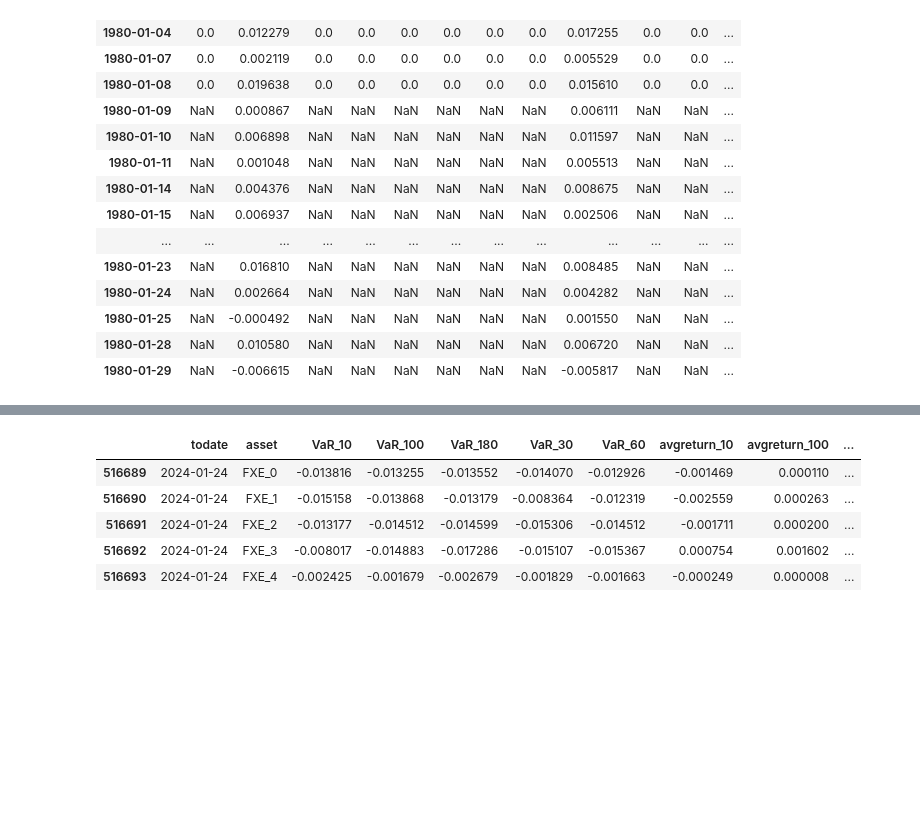
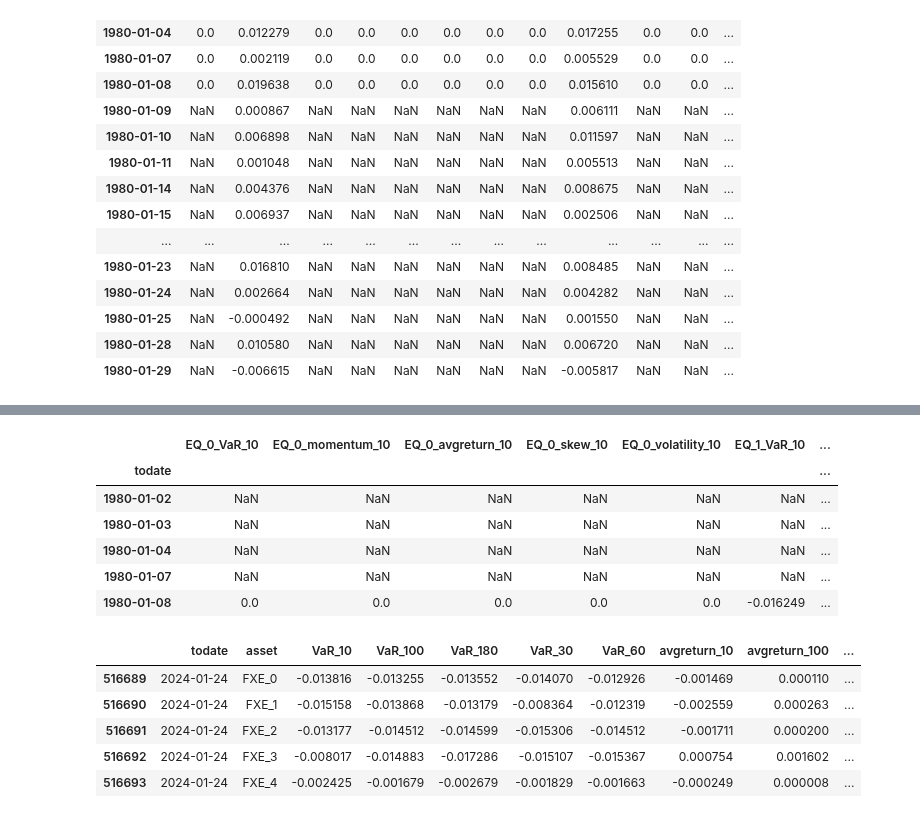
Before and after one commit to OscarAzrak/Master-thesis, a Jupyter notebook: Code.ipynb, the cells around one changed output, grey strips where cells are left out. Drawn from its saved outputs; the diff is of its cells as text; code cells hidden in the pictures; blank space fills up the shorter version.

```diff
--- a/Code.ipynb
+++ b/Code.ipynb
@@ -90,33 +101,43 @@ macro_cols = [col for col in df.columns if 'MACRO' in col.upper()]
 # %%
 
 
 def add_features(df, windows, feature_cols=feature_cols, macro_cols=macro_cols):
     # Initialize a dictionary to hold all the new feature data
     features_dict = {}
 
 
     # Perform rolling calculations for each window size
     for w in windows:
         for col in feature_cols:
             # Create unique feature names for each statistic and window size
             features_dict[f'{col}_VaR_{w}'] = df[col].rolling(window=w, min_periods=int(w//2)).quantile(0.05)
             features_dict[f'{col}_momentum_{w}'] = df[col].rolling(window=w, min_periods=int(w//2)).sum()
             features_dict[f'{col}_avgreturn_{w}'] = df[col].rolling(window=w, min_periods=int(w//2)).mean()
             features_dict[f'{col}_skew_{w}'] = df[col].rolling(window=w, min_periods=int(w//2)).skew()
             features_dict[f'{col}_volatility_{w}'] = df[col].rolling(window=w, min_periods=int(w//2)).std()
 
     # Convert the dictionary of Series to a DataFrame
     features_df = pd.DataFrame(features_dict, index=df.index)
 
     # Concatenate 'MACRO' columns to the features DataFrame
     if macro_cols:
         macro_df = df[macro_cols]
         features_df = pd.concat([features_df, macro_df], axis=1)
 
     return features_df
 
 
 df = add_features(df, window_m)
+
+df.head()
+# %% [output]
+|  | EQ_0_VaR_10 | EQ_0_momentum_10 | EQ_0_avgreturn_10 | EQ_0_skew_10 | EQ_0_volatility_10 | EQ_1_VaR_10 | ... |
+| todate |  |  |  |  |  |  | ... |
+| 1980-01-02 | NaN | NaN | NaN | NaN | NaN | NaN | ... |
+| 1980-01-03 | NaN | NaN | NaN | NaN | NaN | NaN | ... |
+| 1980-01-04 | NaN | NaN | NaN | NaN | NaN | NaN | ... |
+| 1980-01-07 | NaN | NaN | NaN | NaN | NaN | NaN | ... |
+| 1980-01-08 | 0.0 | 0.0 | 0.0 | 0.0 | 0.0 | -0.016249 | ... |
 # %%
 # Reset the index to make it a regular column
 df_reset = df.reset_index()
```
Also changed, not shown: parts of 6 cells of this notebook, 6 other files.
